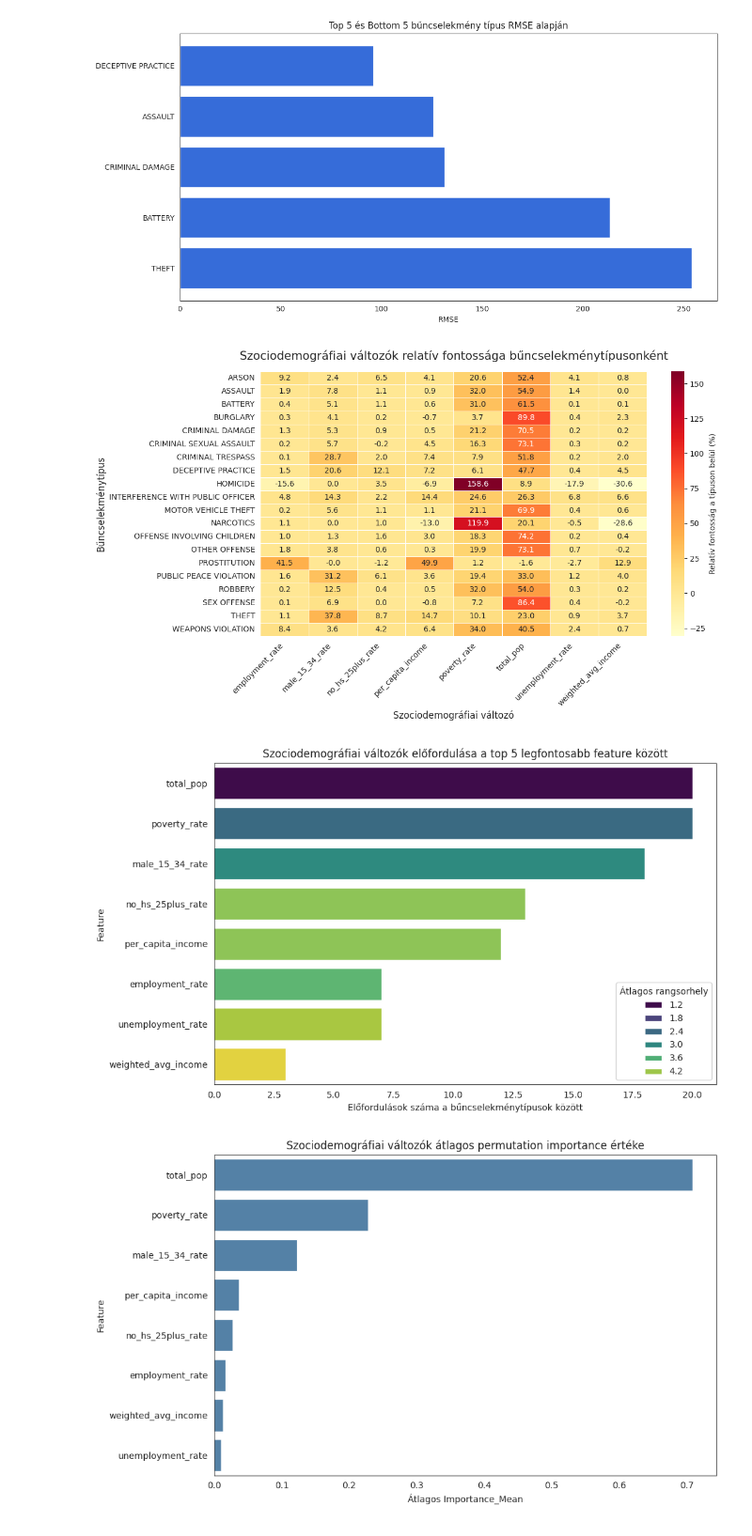
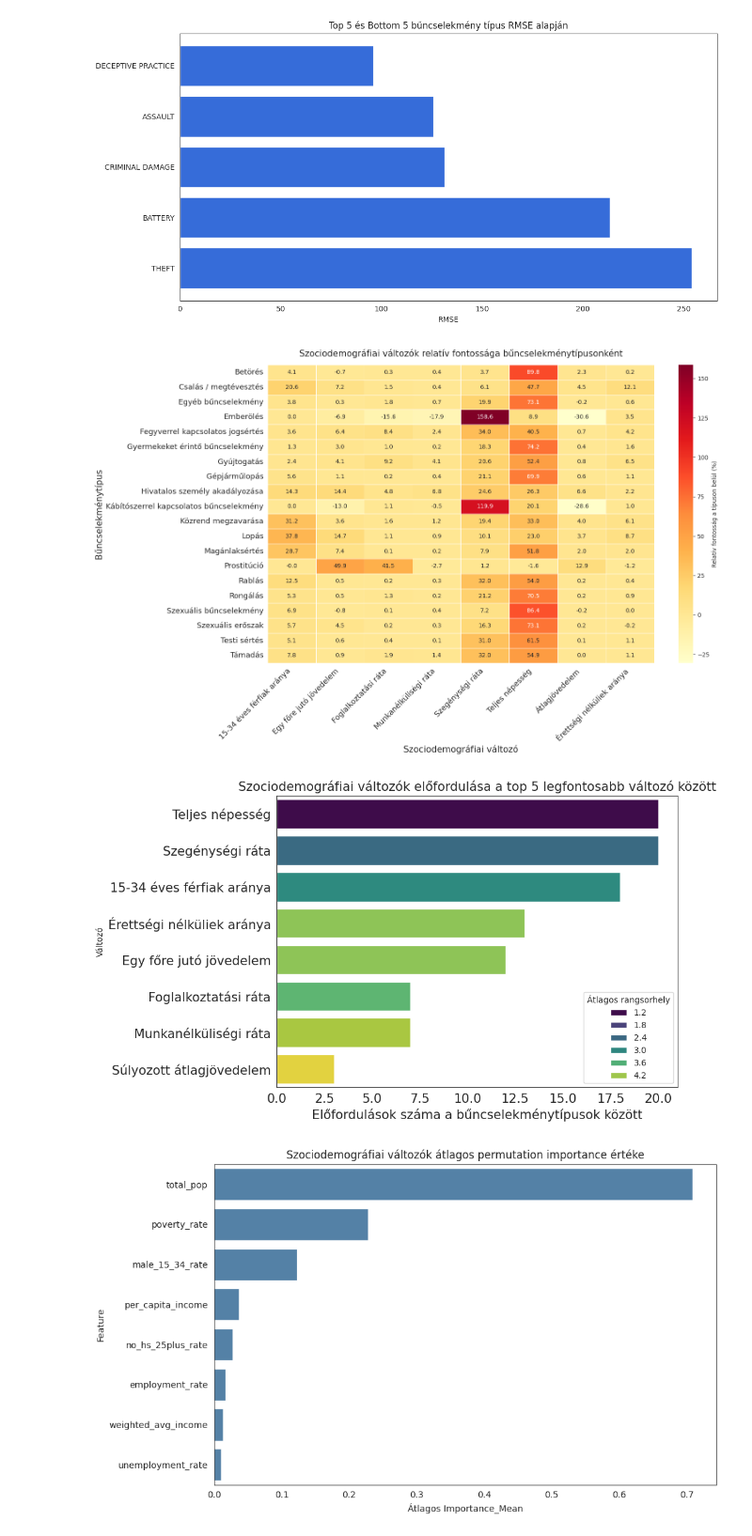
Before and after one commit to enikogyorfi/Szakdolgozat, a Jupyter notebook: Szocdem adatok.ipynb, the cells around one changed output. Shown at 94% size. Drawn from its saved outputs; the diff is of its cells as text; code cells hidden in the pictures.

Commit message:
Refine crime analysis documentation: improve clarity in various sections and enhance visualizations for better understanding

```diff
--- a/Szocdem adatok.ipynb
+++ b/Szocdem adatok.ipynb
@@ -488,42 +525,56 @@ df_socio = df_imp[df_imp['Feature'].isin(socio_features)].copy()
 top_crimes = first_section.tolist()  # Ez a listád a top 8 típusod lesz, amit korábban meghatároztál
 df_socio = df_socio[df_socio['Primary Type'].isin(top_crimes)]
 
+df_socio["Feature_hu"] = (
+    df_socio["Feature"]
+    .map(feature_hu)
+    .fillna(df_socio["Feature"])
+)
+
+df_socio["Primary Type_hu"] = (
+    df_socio["Primary Type"]
+    .map(crime_type_hu)
+    .fillna(df_socio["Primary Type"])
+)
+
 # 4. Pivot tábla létrehozása a hőtérképhez
 # Feltételezem, hogy az oszlopod neve 'Importance' vagy 'Importance Score'
 # Cseréld ki a 'values' értékét, ha nálad máshogy hívják az oszlopot!
-heatmap_data = df_socio.pivot(index='Primary Type', columns='Feature', values='Importance_Mean')
+heatmap_data = df_socio.pivot(index='Primary Type_hu', columns='Feature_hu', values='Importance_Mean')
 
 # 5. NORMALIZÁLÁS (Kritikus lépés!)
 # Bűncselekménytípusonként (soronként) kiszámoljuk, hogy az adott változó
 # hány százalékát adja a szociodemográfiai fontosságoknak.
 heatmap_data_pct = heatmap_data.div(heatmap_data.sum(axis=1), axis=0) * 100
 
 # 6. Hőtérkép (Heatmap) megrajzolása
-plt.figure(figsize=(12, 7))
+plt.figure(figsize=(16, 10))
 sns.heatmap(
     heatmap_data_pct,
     annot=True,            # Értékek megjelenítése a cellákban
     fmt=".1f",             # 1 tizedesjegy pontosság (pl. 25.4%)
     cmap="YlOrRd",         # Színskála: Sárgától (alacsony) a Pirosig (magas)
     linewidths=.5,         # Vékony elválasztó vonalak a cellák között
     cbar_kws={'label': 'Relatív fontosság a típuson belül (%)'}
 )
 
 # 7. Címek és tengelyek formázása
 plt.title('Szociodemográfiai változók relatív fontossága bűncselekménytípusonként', fontsize=15, pad=15)
-plt.xlabel('Szociodemográfiai változó', fontsize=12)
-plt.ylabel('Bűncselekménytípus', fontsize=12)
+plt.xlabel('Szociodemográfiai változó', fontsize=15)
+plt.ylabel('Bűncselekménytípus', fontsize=15)
+plt.xticks(fontsize=13)
+plt.yticks(fontsize=13)
 
 # X tengely feliratainak elforgatása, hogy olvashatóak legyenek
 plt.xticks(rotation=45, ha='right')
 
 plt.tight_layout()
 
 # Ábra mentése nagy felbontásban a szakdolgozathoz
 plt.savefig('docs/Szakdolgozat docs/Images/Results_img/socio_feature_importance_heatmap.png', dpi=300, bbox_inches='tight')
 plt.show()
 # %% [output]
-[figure, old version]
+[figure, new version]
 # %%
 import pandas as pd
 import matplotlib.pyplot as plt
@@ -560,27 +611,49 @@ feature_frequency = (
     .reset_index()
     .sort_values(["Frequency", "Mean_Rank", "Mean_Importance"], ascending=[False, True, False])
 )
+feature_hu = {
+    "total_pop": "Teljes népesség",
+    "weighted_avg_income": "Súlyozott átlagjövedelem",
+    "employment_rate": "Foglalkoztatási ráta",
+    "unemployment_rate": "Munkanélküliségi ráta",
+    "per_capita_income": "Egy főre jutó jövedelem",
+    "poverty_rate": "Szegénységi ráta",
+    "no_hs_25plus_rate": "Érettségi nélküliek aránya",
+    "male_15_34_rate": "15-34 éves férfiak aránya"
+}
 
+feature_frequency["Feature_hu"] = (
+    feature_frequency["Feature"]
+    .map(feature_hu)
+    .fillna(feature_frequency["Feature"])
+)
 plt.figure(figsize=(10, 6))
+sns.set_style("white")
 sns.barplot(
     data=feature_frequency,
     x="Frequency",
-    y="Feature",
+    y="Feature_hu",
     hue="Mean_Rank",
     palette="viridis",
     dodge=False
 )
 
-plt.title(f"Szociodemográfiai változók előfordulása a top {top_n} legfontosabb feature között")
-plt.xlabel("Előfordulások száma a bűncselekménytípusok között")
-plt.ylabel("Feature")
+plt.title(f"Szociodemográfiai változók előfordulása a top {top_n} legfontosabb változó között", fontsize=15)
+plt.xlabel("Előfordulások száma a bűncselekménytípusok között", fontsize=15)
+plt.ylabel("Változó")
 plt.legend(title="Átlagos rangsorhely")
+plt.tick_params(axis="y", labelsize=15)
+plt.tick_params(axis="x", labelsize=15)
 plt.tight_layout()
 
-plt.savefig("docs/Szakdolgozat docs/Images/Results_img/top_socio_feature_frequency.png", dpi=300, bbox_inches="tight")
+plt.savefig(
+    "docs/Szakdolgozat docs/Images/Results_img/top_socio_feature_frequency.png",
+    dpi=300,
+    bbox_inches="tight"
+)
 plt.show()
 # %% [output]
-[figure, old version]
+[figure, new version]
 # %%
 summary_imp = (
     df_socio
```
Also changed, not shown: parts of 2 cells of this notebook, 4 other files.
